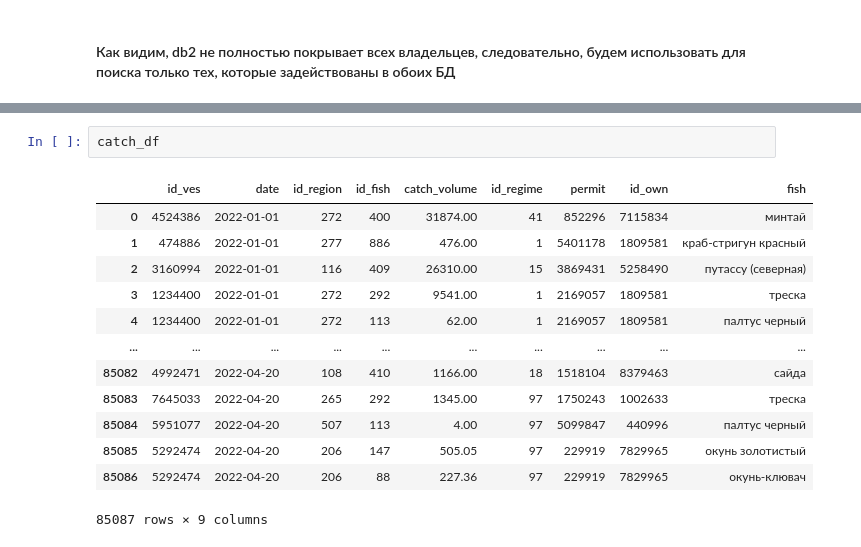
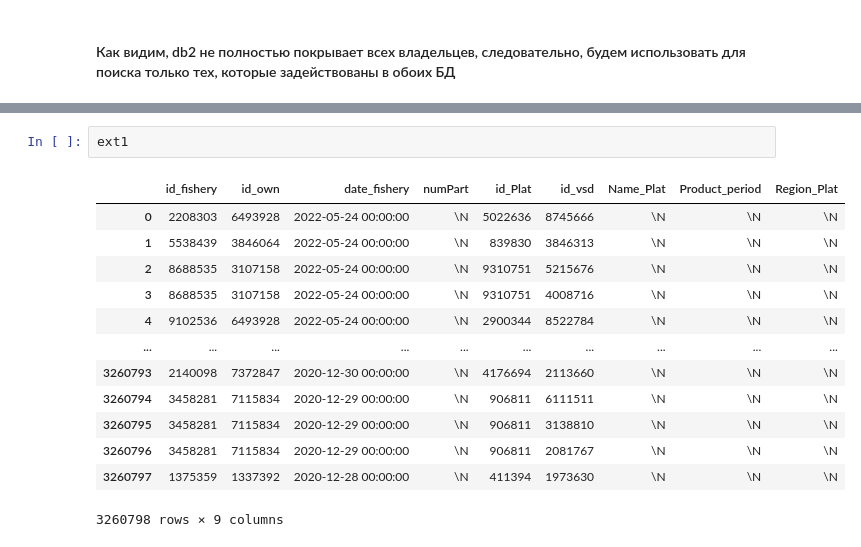
Before and after one commit to qTemiO/Fishing-Control, a Jupyter notebook: notebooks/2_preprocessing.ipynb, the cells around one changed output, grey strips where cells are left out. Saved outputs shown, nothing was run; the diff lists cells and outputs as text.

```diff
--- a/notebooks/2_preprocessing.ipynb
+++ b/notebooks/2_preprocessing.ipynb
@@ -97,18 +126,18 @@ def getAllOwnersIncomings(id, start, end):
 # %% [output]
 '2022-01-01'
-# %%
-catch_df
-# %% [output]
-|  | id_ves | date | id_region | id_fish | catch_volume | id_regime | permit | id_own | fish |
-| 0 | 4524386 | 2022-01-01 | 272 | 400 | 31874.00 | 41 | 852296 | 7115834 | минтай |
-| 1 | 474886 | 2022-01-01 | 277 | 886 | 476.00 | 1 | 5401178 | 1809581 | краб-стригун красный |
-| 2 | 3160994 | 2022-01-01 | 116 | 409 | 26310.00 | 15 | 3869431 | 5258490 | путассу (северная) |
-| 3 | 1234400 | 2022-01-01 | 272 | 292 | 9541.00 | 1 | 2169057 | 1809581 | треска |
-| 4 | 1234400 | 2022-01-01 | 272 | 113 | 62.00 | 1 | 2169057 | 1809581 | палтус черный |
-| ... | ... | ... | ... | ... | ... | ... | ... | ... | ... |
-| 85082 | 4992471 | 2022-04-20 | 108 | 410 | 1166.00 | 18 | 1518104 | 8379463 | сайда |
-| 85083 | 7645033 | 2022-04-20 | 265 | 292 | 1345.00 | 97 | 1750243 | 1002633 | треска |
-| 85084 | 5951077 | 2022-04-20 | 507 | 113 | 4.00 | 97 | 5099847 | 440996 | палтус черный |
-| 85085 | 5292474 | 2022-04-20 | 206 | 147 | 505.05 | 97 | 229919 | 7829965 | окунь золотистый |
-| 85086 | 5292474 | 2022-04-20 | 206 | 88 | 227.36 | 97 | 229919 | 7829965 | окунь-клювач |
-85087 rows × 9 columns
+# %%
+ext1
+# %% [output]
+|  | id_fishery | id_own | date_fishery | numPart | id_Plat | id_vsd | Name_Plat | Product_period | Region_Plat |
+| 0 | 2208303 | 6493928 | 2022-05-24 00:00:00 | \N | 5022636 | 8745666 | \N | \N | \N |
+| 1 | 5538439 | 3846064 | 2022-05-24 00:00:00 | \N | 839830 | 3846313 | \N | \N | \N |
+| 2 | 8688535 | 3107158 | 2022-05-24 00:00:00 | \N | 9310751 | 5215676 | \N | \N | \N |
+| 3 | 8688535 | 3107158 | 2022-05-24 00:00:00 | \N | 9310751 | 4008716 | \N | \N | \N |
+| 4 | 9102536 | 6493928 | 2022-05-24 00:00:00 | \N | 2900344 | 8522784 | \N | \N | \N |
+| ... | ... | ... | ... | ... | ... | ... | ... | ... | ... |
+| 3260793 | 2140098 | 7372847 | 2020-12-30 00:00:00 | \N | 4176694 | 2113660 | \N | \N | \N |
+| 3260794 | 3458281 | 7115834 | 2020-12-29 00:00:00 | \N | 906811 | 6111511 | \N | \N | \N |
+| 3260795 | 3458281 | 7115834 | 2020-12-29 00:00:00 | \N | 906811 | 3138810 | \N | \N | \N |
+| 3260796 | 3458281 | 7115834 | 2020-12-29 00:00:00 | \N | 906811 | 2081767 | \N | \N | \N |
+| 3260797 | 1375359 | 1337392 | 2020-12-28 00:00:00 | \N | 411394 | 1973630 | \N | \N | \N |
+3260798 rows × 9 columns
```
Also changed, not shown: parts of 3 cells of this notebook.
